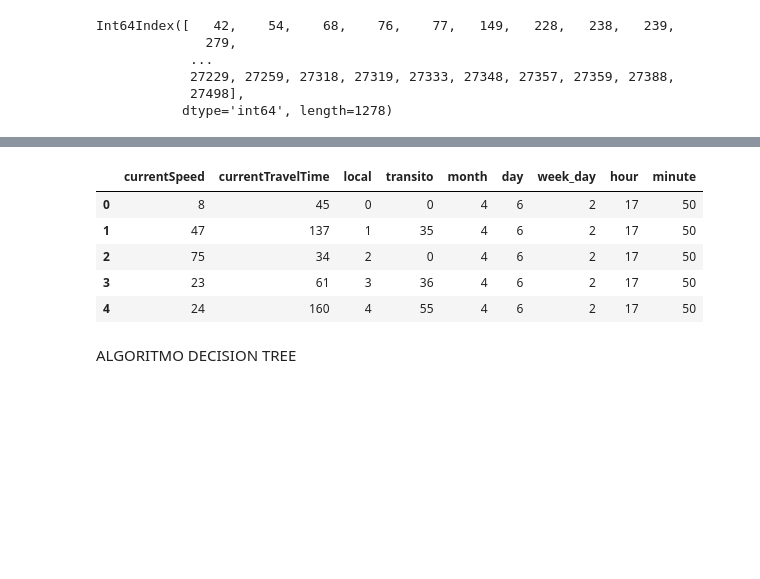
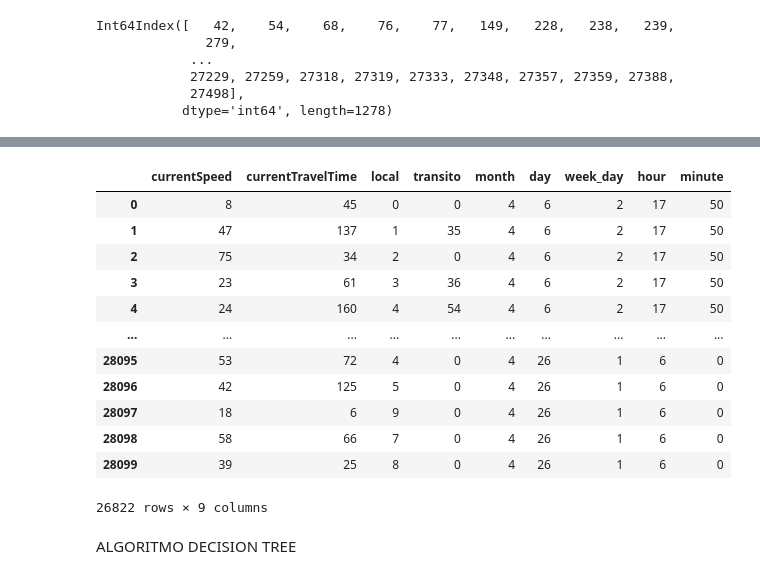
Before and after one commit to tiagomqbarata/SA2022, a Jupyter notebook: tratamento_previsao.ipynb, the cells around one changed output, grey strips where cells are left out. Cells and saved outputs as stored; diff of their text form; code cells hidden in the pictures; blank space fills up the shorter version.

```diff
--- a/tratamento_previsao.ipynb
+++ b/tratamento_previsao.ipynb
@@ -189,17 +189,17 @@ Preparação e tratamento de dados
 
 #date_time
     #separar data
-df['date_time'] = df['date_time'].str.replace("_", " ")
+#df['date_time'] = df['date_time'].str.replace("_", " ")
 #df['year'] = pd.to_datetime(df['date_time']).dt.year
-df['month'] = pd.to_datetime(df['date_time']).dt.month
-df['day'] = pd.to_datetime(df['date_time']).dt.day
+df['month'] = pd.to_datetime(df['record_date']).dt.month
+df['day'] = pd.to_datetime(df['record_date']).dt.day
     #weekday mete logo em int, segunda=0 e domingo=6
-df['week_day'] = pd.to_datetime(df['date_time']).dt.weekday
-df['hour'] = pd.to_datetime(df['date_time']).dt.hour
-df['minute'] = pd.to_datetime(df['date_time']).dt.minute
+df['week_day'] = pd.to_datetime(df['record_date']).dt.weekday
+df['hour'] = pd.to_datetime(df['record_date']).dt.hour
+df['minute'] = pd.to_datetime(df['record_date']).dt.minute
 
     #dropar date_time
-df.drop(['date_time'],axis=1, inplace=True)
+df.drop(['record_date'],axis=1, inplace=True)
 
 #local
     #normalizar
@@ -222,14 +222,22 @@ df['transito'] = df['transito'].round(2) * 100;
 df['transito']= df['transito'].astype(int)
 # %%
 #dados corrigidos
-df.head()
+#df.head()
+df
 # %% [output]
 |  | currentSpeed | currentTravelTime | local | transito | month | day | week_day | hour | minute |
 | 0 | 8 | 45 | 0 | 0 | 4 | 6 | 2 | 17 | 50 |
 | 1 | 47 | 137 | 1 | 35 | 4 | 6 | 2 | 17 | 50 |
 | 2 | 75 | 34 | 2 | 0 | 4 | 6 | 2 | 17 | 50 |
 | 3 | 23 | 61 | 3 | 36 | 4 | 6 | 2 | 17 | 50 |
-| 4 | 24 | 160 | 4 | 55 | 4 | 6 | 2 | 17 | 50 |
+| 4 | 24 | 160 | 4 | 54 | 4 | 6 | 2 | 17 | 50 |
+| ... | ... | ... | ... | ... | ... | ... | ... | ... | ... |
+| 28095 | 53 | 72 | 4 | 0 | 4 | 26 | 1 | 6 | 0 |
+| 28096 | 42 | 125 | 5 | 0 | 4 | 26 | 1 | 6 | 0 |
+| 28097 | 18 | 6 | 9 | 0 | 4 | 26 | 1 | 6 | 0 |
+| 28098 | 58 | 66 | 7 | 0 | 4 | 26 | 1 | 6 | 0 |
+| 28099 | 39 | 25 | 8 | 0 | 4 | 26 | 1 | 6 | 0 |
+26822 rows × 9 columns
 # %% [markdown]
 ALGORITMO DECISION TREE
 # %%
```
Also changed, not shown: parts of 15 cells of this notebook.
